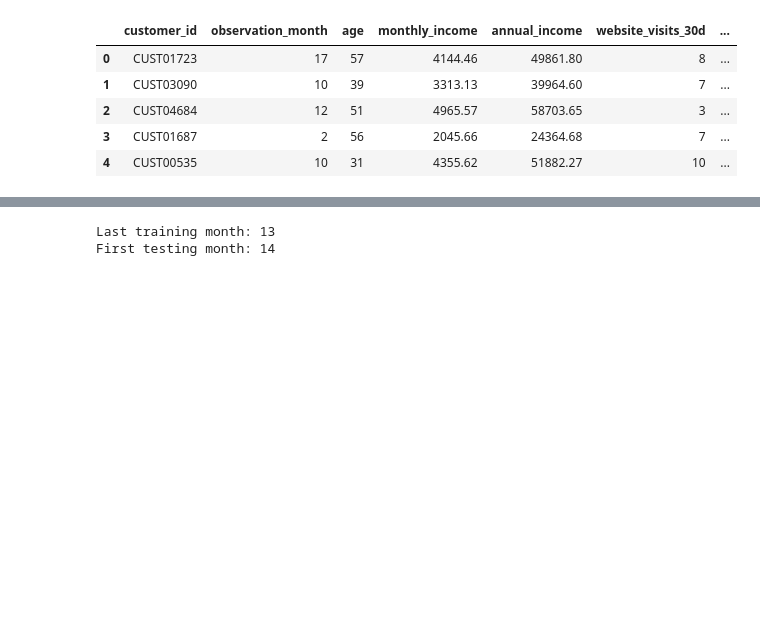
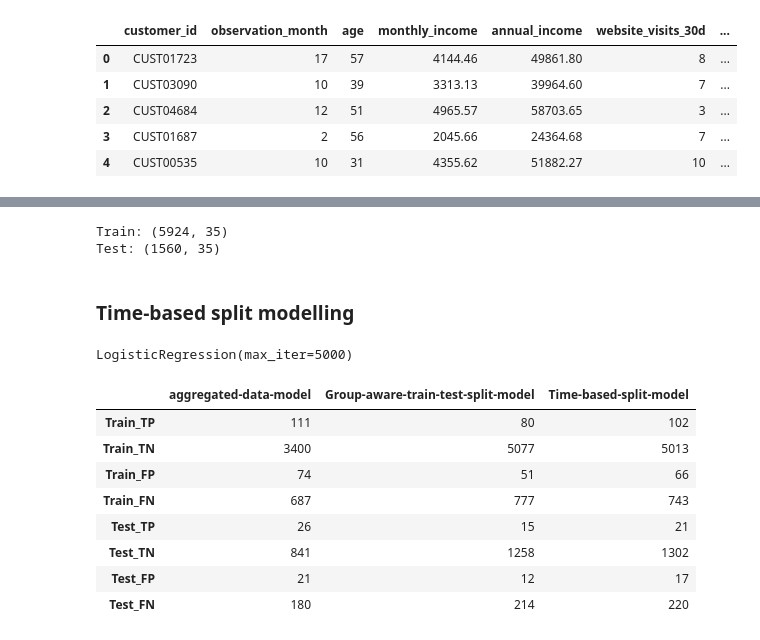
Before and after one commit to diyorarti/Learning_Data_Science, a Jupyter notebook: Statistics/3_Regression/Logistic_regression/Independence_Observations_Assumption.ipynb, the cells around one changed output, grey strips where cells are left out. Drawn from its saved outputs; the diff is of its cells as text; code cells hidden in the pictures; blank space fills up the shorter version.

```diff
--- a/Statistics/3_Regression/Logistic_regression/Independence_Observations_Assumption.ipynb
+++ b/Statistics/3_Regression/Logistic_regression/Independence_Observations_Assumption.ipynb
@@ -998,22 +1026,17 @@ train_df.head()
 # %%
-X_train = train_df.drop(columns=['customer_id', 'purchased', 'observation_month_date'])
+X_train = train_df.drop(columns=['customer_id','year', 'purchased', 'observation_month_date'])
 y_train = train_df['purchased']
 
-X_test = test_df.drop(columns=['customer_id', 'purchased', 'observation_month_date'])
+X_test = test_df.drop(columns=['customer_id', 'year', 'purchased', 'observation_month_date'])
 y_test = test_df['purchased']
 
 X_train = z_score_stand(X_train)
 X_test = z_score_stand(X_test)
+
+print(f"Train: {X_train.shape}")
+print(f"Test: {X_test.shape}")
+# %% [output]
+Train: (5924, 35)
+Test: (1560, 35)
-# %%
-print(
-    "Last training month:",
-    train_df['observation_month'].max()
-)
-
-print(
-    "First testing month:",
-    test_df['observation_month'].min()
-)
-# %% [output]
-Last training month: 13
-First testing month: 14
+# %% [markdown]
+### Time-based split modelling
@@ -1019,0 +1046,41 @@ First testing month: 14
+# %%
+model = LogisticRegression(max_iter=5000)
+model.fit(X_train, y_train)
+# %% [output]
+LogisticRegression(max_iter=5000)
+# %%
+train_predictions = model.predict(X_train)
+test_predictions = model.predict(X_test)
+
+
+train_TP = np.sum((train_predictions == 1) & (y_train == 1))
+train_TN = np.sum((train_predictions == 0) & (y_train == 0))
+train_FP = np.sum((train_predictions == 1) & (y_train == 0))
+train_FN = np.sum((train_predictions == 0) & (y_train == 1))
+
+test_TP = np.sum((test_predictions == 1) & (y_test == 1))
+test_TN = np.sum((test_predictions == 0) & (y_test == 0))
+test_FP = np.sum((test_predictions == 1) & (y_test == 0 ))
+test_FN = np.sum((test_predictions == 0) & (y_test == 1))
+
+confusion_matrix['Time-based-split-model'] = [
+    train_TP,
+    train_TN,
+    train_FP,
+    train_FN,
+    test_TP,
+    test_TN,
+    test_FP,
+    test_FN
+]
+confusion_matrix
+# %% [output]
+|  | aggregated-data-model | Group-aware-train-test-split-model | Time-based-split-model |
+| Train_TP | 111 | 80 | 102 |
+| Train_TN | 3400 | 5077 | 5013 |
+| Train_FP | 74 | 51 | 66 |
+| Train_FN | 687 | 777 | 743 |
+| Test_TP | 26 | 15 | 21 |
+| Test_TN | 841 | 1258 | 1302 |
+| Test_FP | 21 | 12 | 17 |
+| Test_FN | 180 | 214 | 220 |
```
Also changed, not shown: parts of 7 cells of this notebook, 3 other files.
